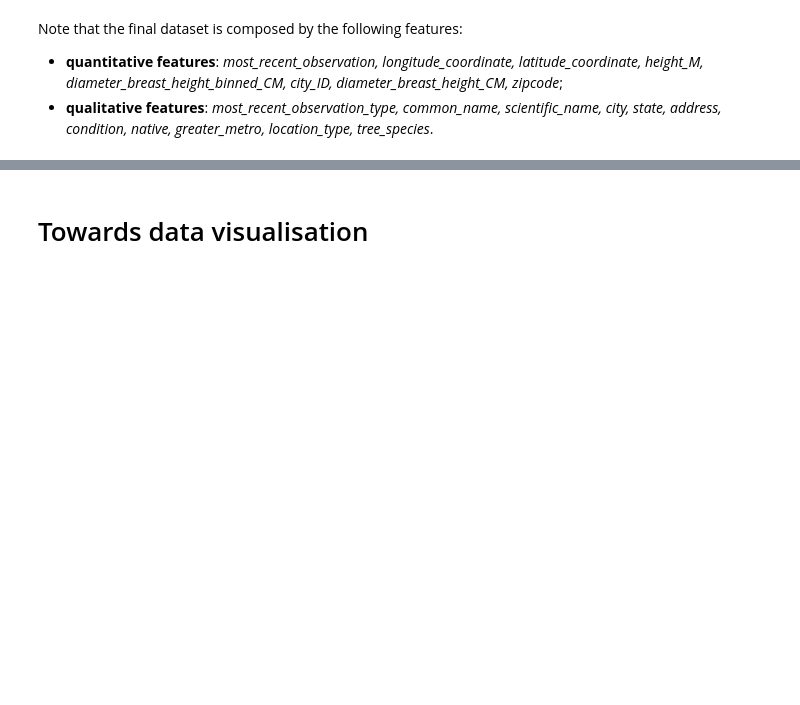
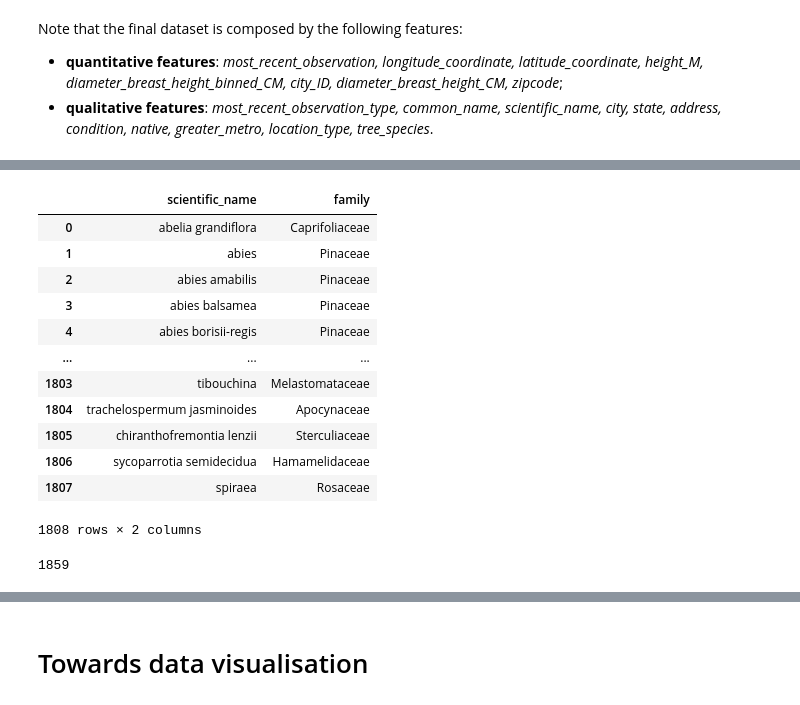
Before and after one commit to VittorioBartolomeoSecondin/DVIS-CAValli_Team, a Jupyter notebook: Data preprocessing.ipynb, the cells around one changed output, grey strips where cells are left out. Drawn from its saved outputs; the diff is of its cells as text; code cells hidden in the pictures; blank space fills up the shorter version.

```diff
--- a/Data preprocessing.ipynb
+++ b/Data preprocessing.ipynb
@@ -828,0 +881,38 @@ Note that the final dataset is composed by the following features:
+# %%
+import requests
+import json
+
+data = {'scientific_name': [], 'family': []}
+df = pd.DataFrame(data)
+
+
+for scientific in scientific_list_lowercase:
+
+  try:
+    if len(scientific) > 1:
+      url = ('https://api.gbif.org/v1/species?name=' + str(scientific[0]) +'%20'+ str(scientific[1]))
+      response = requests.get(url)
+      # print(f"{str(scientific[0])} {str(scientific[1])}: Request returned {response.status_code} : '{response.reason}'")
+      payload = response.json()
+      json_tree = payload['results']
+      # print(json_tree)
+      # print(json_tree[0]['family'])
+      new_row = {'scientific_name': '' + str(scientific[0]) + ' ' + str(scientific[1]) +'', 'family': ''+ str(json_tree[0]['family']) + ''}
+      # print(new_row)
+      df.loc[len(df)] = new_row
+
+    else:
+      url = ('https://api.gbif.org/v1/species?name=' + str(scientific[0]))
+      response = requests.get(url)
+      # print(f"{str(scientific[0])} : Request returned {response.status_code} : '{response.reason}'")
+      payload = response.json()
+      json_tree = payload['results']
+      # print(json_tree)
+      # print(json_tree[0]['family'])
+      new_row = {'scientific_name': '' + str(scientific[0]) + '', 'family': ''+ str(json_tree[0]['family']) + ''}
+      # print(new_row)
+      df.loc[len(df)] = new_row
+
+  except:
+    # print('ERROR DUE TO SCIENTIFIC NAME:', scientific)
+    new_row = {'scientific_name': '' + scientific + '', 'family': 'NOT FOUND'}
@@ -828,0 +937,20 @@ Note that the final dataset is composed by the following features:
+# %%
+df
+# %% [output]
+|  | scientific_name | family |
+| 0 | abelia grandiflora | Caprifoliaceae |
+| 1 | abies | Pinaceae |
+| 2 | abies amabilis | Pinaceae |
+| 3 | abies balsamea | Pinaceae |
+| 4 | abies borisii-regis | Pinaceae |
+| ... | ... | ... |
+| 1803 | tibouchina | Melastomataceae |
+| 1804 | trachelospermum jasminoides | Apocynaceae |
+| 1805 | chiranthofremontia lenzii | Sterculiaceae |
+| 1806 | sycoparrotia semidecidua | Hamamelidaceae |
+| 1807 | spiraea | Rosaceae |
+1808 rows × 2 columns
+# %%
+print(len(scientific_list_lowercase))
+# %% [output]
+1859
```
Also changed, not shown: parts of 9 cells of this notebook.
